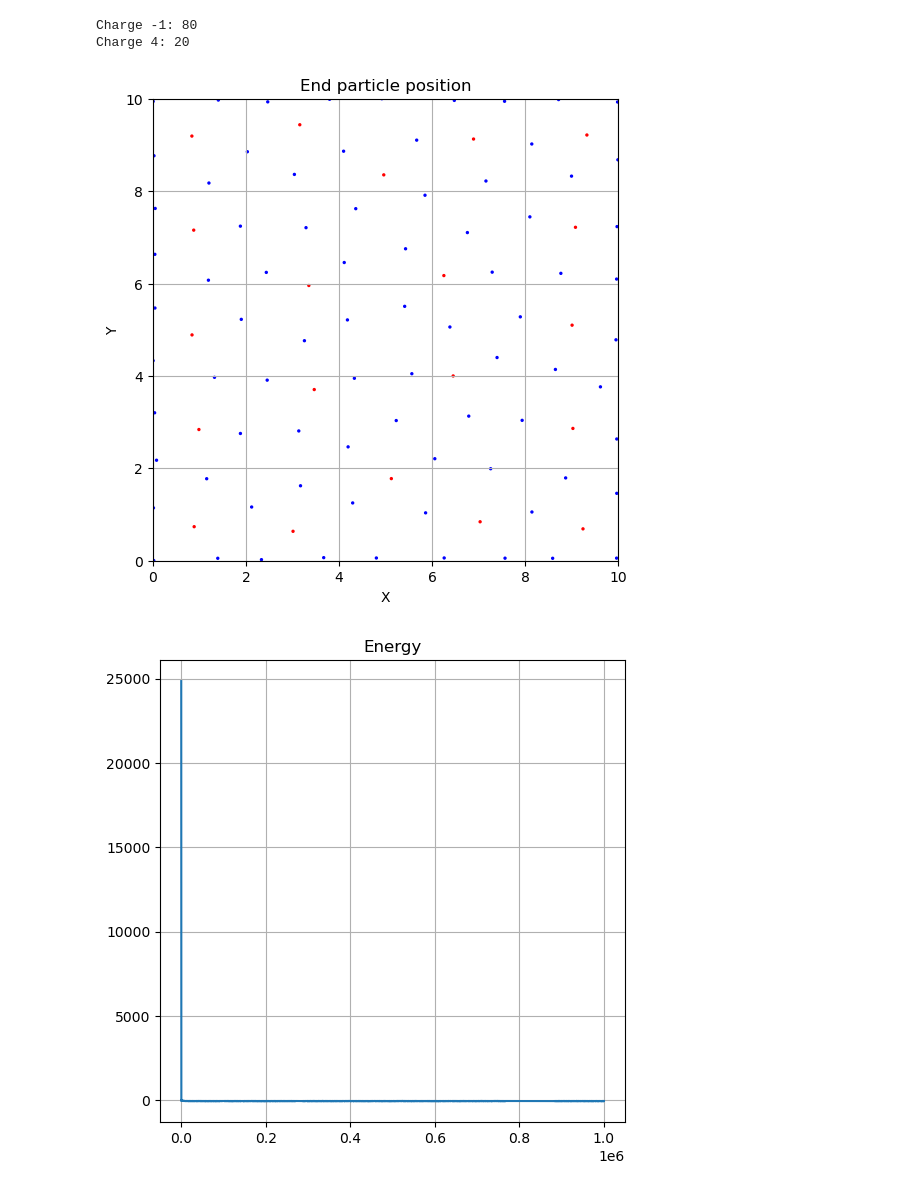
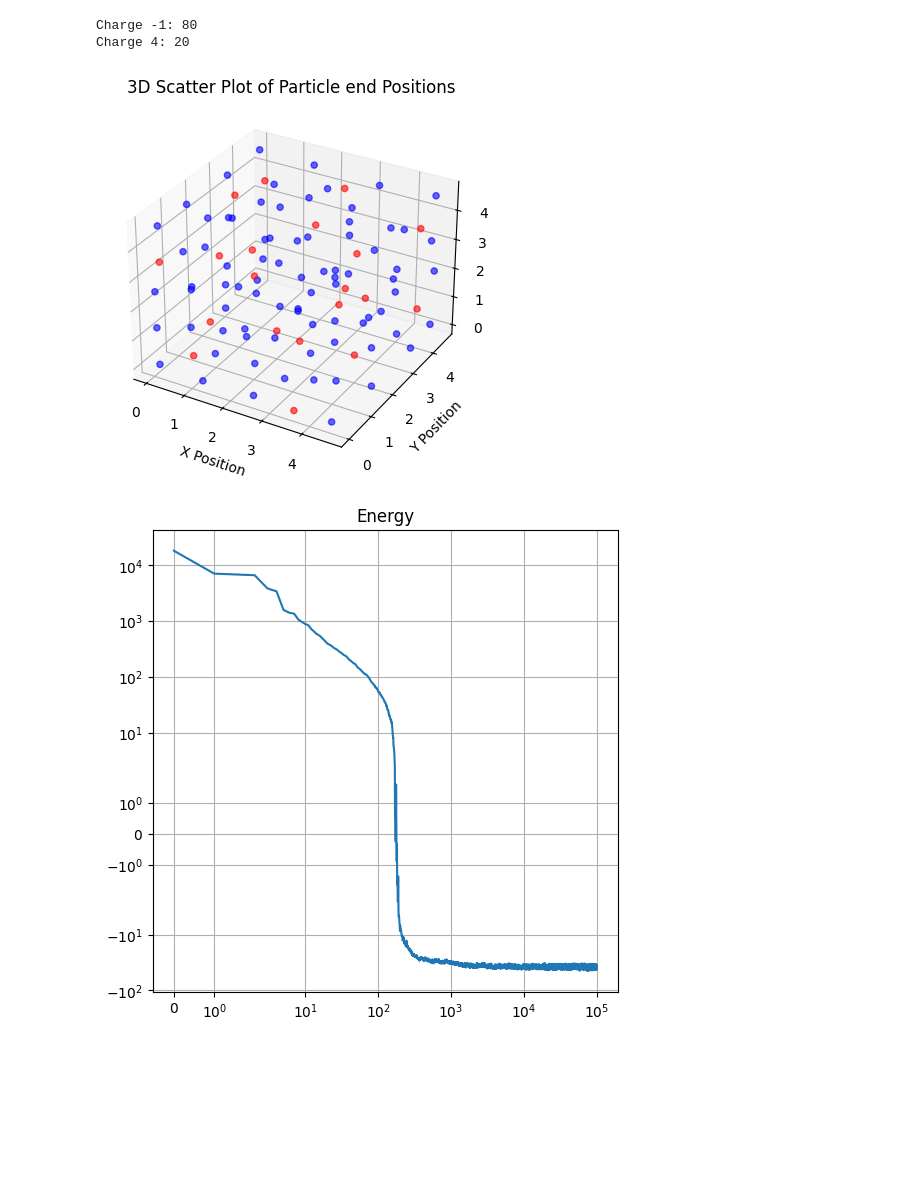
Before and after one commit to Sparisi01/montecarlo_particles_simulation, a Jupyter notebook: data_analysis.ipynb, the cells around one changed output. Cells and saved outputs as stored; diff of their text form; code cells hidden in the pictures; blank space fills up the shorter version.

```diff
--- a/data_analysis.ipynb
+++ b/data_analysis.ipynb
@@ -38,9 +32,10 @@ plt.show()
 # %%
-data = np.loadtxt("output/end_position_file.csv", delimiter=";")
+data_end = np.loadtxt("output/end_position_file.csv", delimiter=";")
 
-x = data[:, 0]
-y = data[:, 1]
-c = data[:, 2]
+x = data_end[:, 0]
+y = data_end[:, 1]
+z = data_end[:, 2]
+c = data_end[:, 3]
 
 print(f"Charge -1: {sum(c==-1)}")
 print(f"Charge 4: {sum(c==4)}")
@@ -50,32 +45,31 @@ Charge 4: 20
 # %%
 
 color_map = {-1: "blue", 4: "red"}
 colors = [color_map[val] for val in c]
 
-fig, ax = plt.subplots(figsize=(6, 6))
-ax.scatter(x, y, s=2, color=colors)
-
-ax.set_title("End particle position")
-ax.set_xlabel("X")
-ax.set_ylabel("Y")
-ax.set_xlim([0,10])
-ax.set_ylim([0,10])
-ax.grid(True)
-
+fig = plt.figure()
+ax = fig.add_subplot(111, projection='3d')
+ax.scatter(x, y, z, c=colors, alpha=0.6)
+ax.set_xlabel('X Position')
+ax.set_ylabel('Y Position')
+ax.set_zlabel('Z Position')
+plt.title('3D Scatter Plot of Particle end Positions')
 plt.show()
 # %% [output]
-[figure, old version]
+[figure, new version]
 # %%
-data = np.loadtxt("output/energy.csv", delimiter=";")
+data_en = np.loadtxt("output/energy.csv", delimiter=";")
 
 # Plot
 plt.figure(figsize=(6, 6))
-plt.plot(data)
+plt.plot(data_en)
 
 plt.title("Energy")
 plt.grid(True)
+plt.xscale("symlog")
+plt.yscale("symlog")
 
 plt.show()
 # %% [output]
-[figure, old version]
+[figure, new version]
 # %%
```
Also changed, not shown: parts of 5 cells of this notebook.
